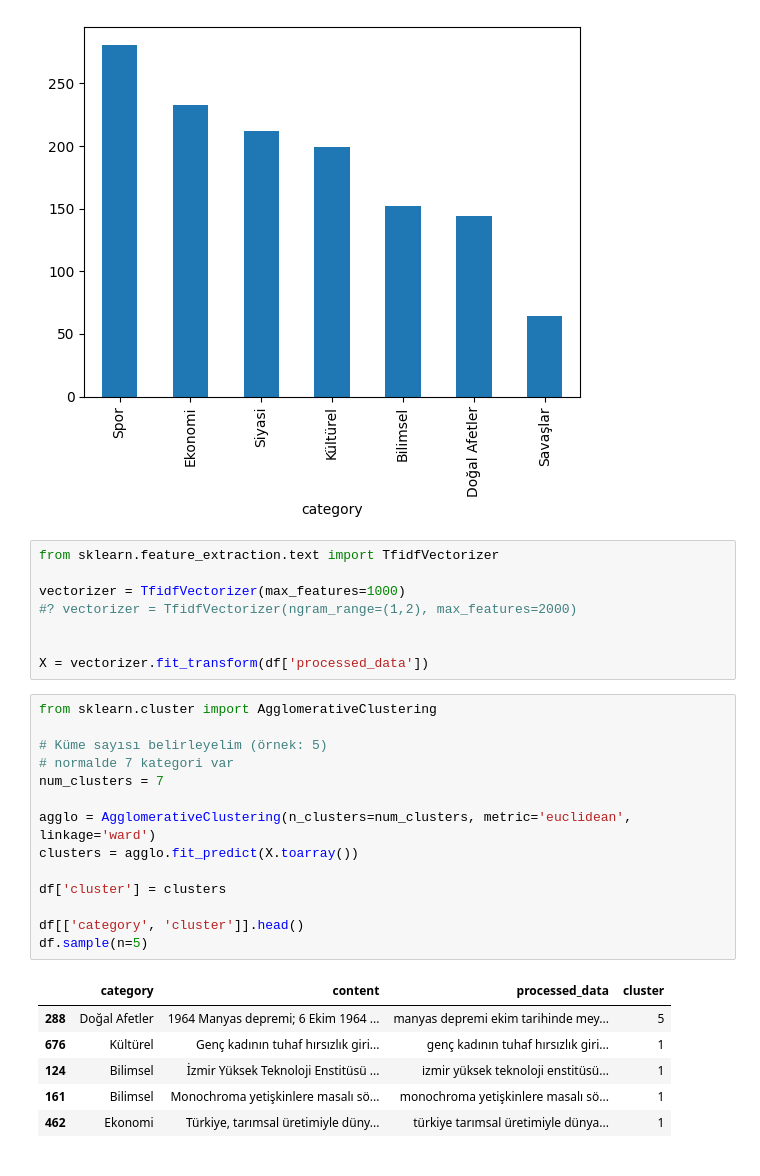
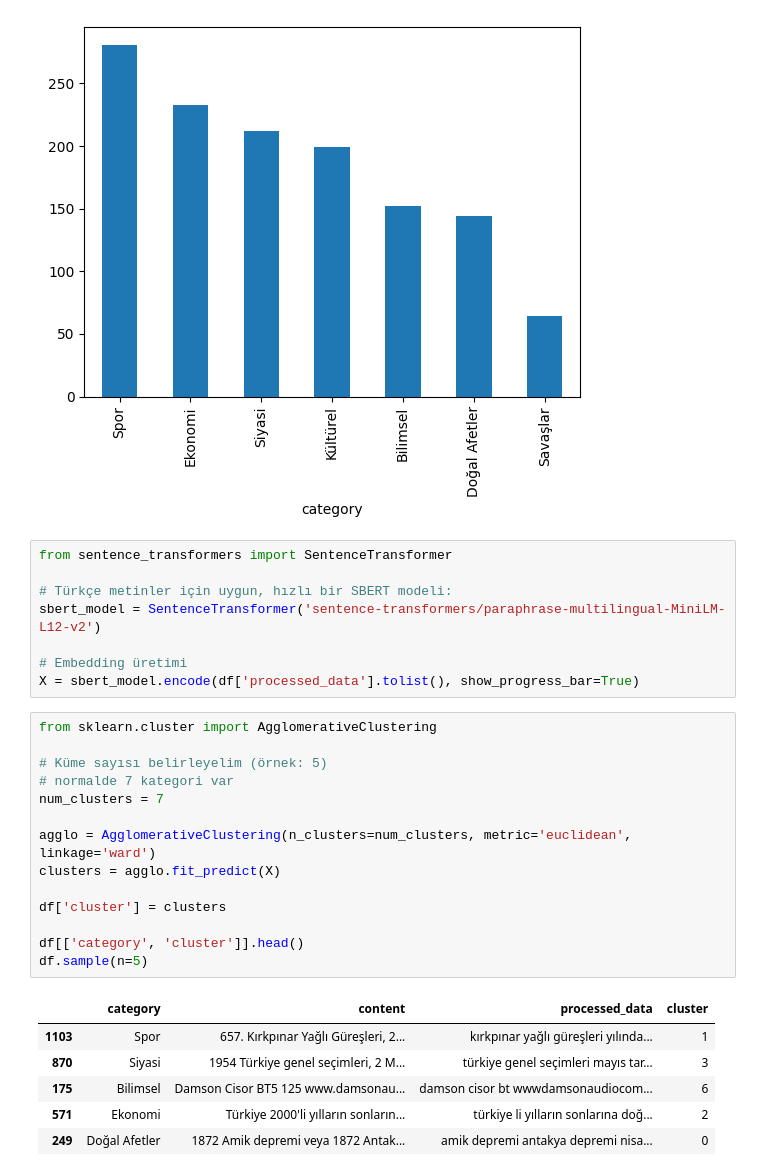
Before and after one commit to uslanozan/Dejaview-CENG3522, a Jupyter notebook: Notebooks/Transformer-Based/agglomerative_clustering.ipynb, the cells around one changed output. Drawn from its saved outputs; the diff is of its cells as text.

```diff
--- a/Notebooks/Transformer-Based/agglomerative_clustering.ipynb
+++ b/Notebooks/Transformer-Based/agglomerative_clustering.ipynb
@@ -65,34 +65,34 @@ df['category'].value_counts().plot(kind='bar')
 <Axes: xlabel='category'>
 [figure]
 # %%
-from sklearn.feature_extraction.text import TfidfVectorizer
+from sentence_transformers import SentenceTransformer
 
-vectorizer = TfidfVectorizer(max_features=1000)
-#? vectorizer = TfidfVectorizer(ngram_range=(1,2), max_features=2000)
+# Türkçe metinler için uygun, hızlı bir SBERT modeli:
+sbert_model = SentenceTransformer('sentence-transformers/paraphrase-multilingual-MiniLM-L12-v2')
 
-
-X = vectorizer.fit_transform(df['processed_data'])
+# Embedding üretimi
+X = sbert_model.encode(df['processed_data'].tolist(), show_progress_bar=True)
 # %%
 from sklearn.cluster import AgglomerativeClustering
 
 # Küme sayısı belirleyelim (örnek: 5)
 # normalde 7 kategori var
 num_clusters = 7
 
 agglo = AgglomerativeClustering(n_clusters=num_clusters, metric='euclidean', linkage='ward')
-clusters = agglo.fit_predict(X.toarray())
+clusters = agglo.fit_predict(X)
 
 df['cluster'] = clusters
 
 df[['category', 'cluster']].head()
 df.sample(n=5)
 # %% [output]
 |  | category | content | processed_data | cluster |
-| 288 | Doğal Afetler | 1964 Manyas depremi; 6 Ekim 1964 ... | manyas depremi ekim tarihinde mey... | 5 |
-| 676 | Kültürel | Genç kadının tuhaf hırsızlık giri... | genç kadının tuhaf hırsızlık giri... | 1 |
-| 124 | Bilimsel | İzmir Yüksek Teknoloji Enstitüsü ... | i̇zmir yüksek teknoloji enstitüsü... | 1 |
-| 161 | Bilimsel | Monochroma yetişkinlere masalı sö... | monochroma yetişkinlere masalı sö... | 1 |
-| 462 | Ekonomi | Türkiye, tarımsal üretimiyle düny... | türkiye tarımsal üretimiyle dünya... | 1 |
+| 1103 | Spor | 657. Kırkpınar Yağlı Güreşleri, 2... | kırkpınar yağlı güreşleri yılında... | 1 |
+| 870 | Siyasi | 1954 Türkiye genel seçimleri, 2 M... | türkiye genel seçimleri mayıs tar... | 3 |
+| 175 | Bilimsel | Damson Cisor BT5 125 www.damsonau... | damson cisor bt wwwdamsonaudiocom... | 6 |
+| 571 | Ekonomi | Türkiye 2000'li yılların sonların... | türkiye li yılların sonlarına doğ... | 2 |
+| 249 | Doğal Afetler | 1872 Amik depremi veya 1872 Antak... | amik depremi antakya depremi nisa... | 0 |
 # %%
 from sklearn.preprocessing import LabelEncoder
 from collections import Counter
```
Also changed, not shown: parts of 8 cells of this notebook, 10 other files.
